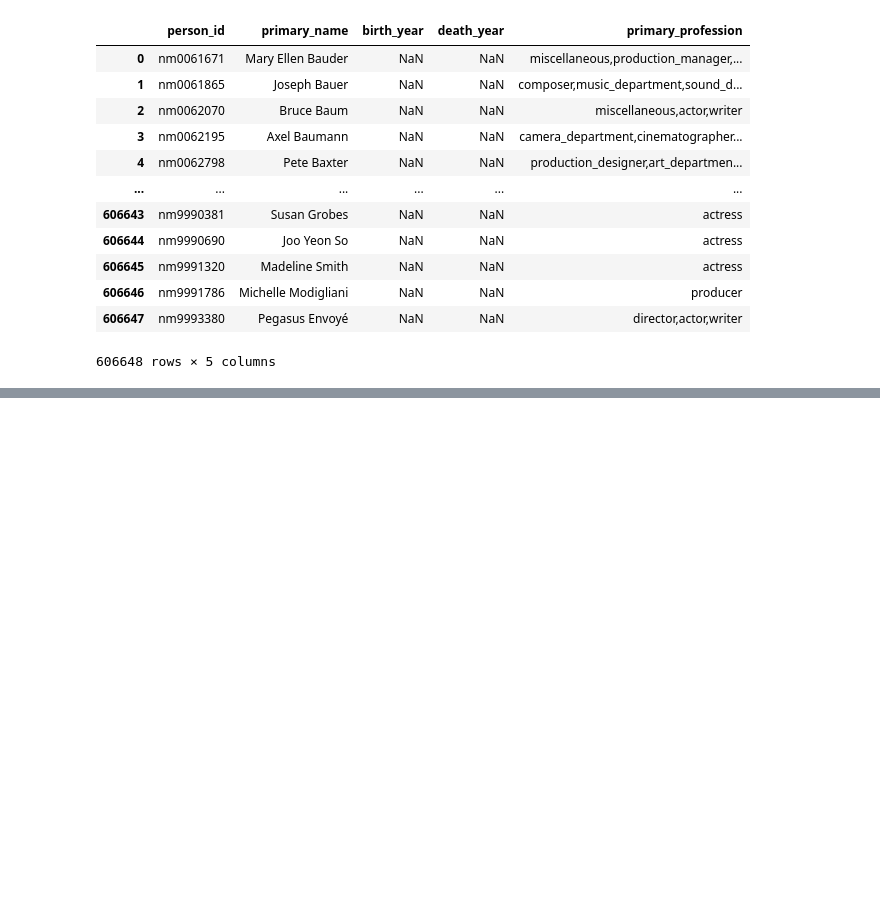
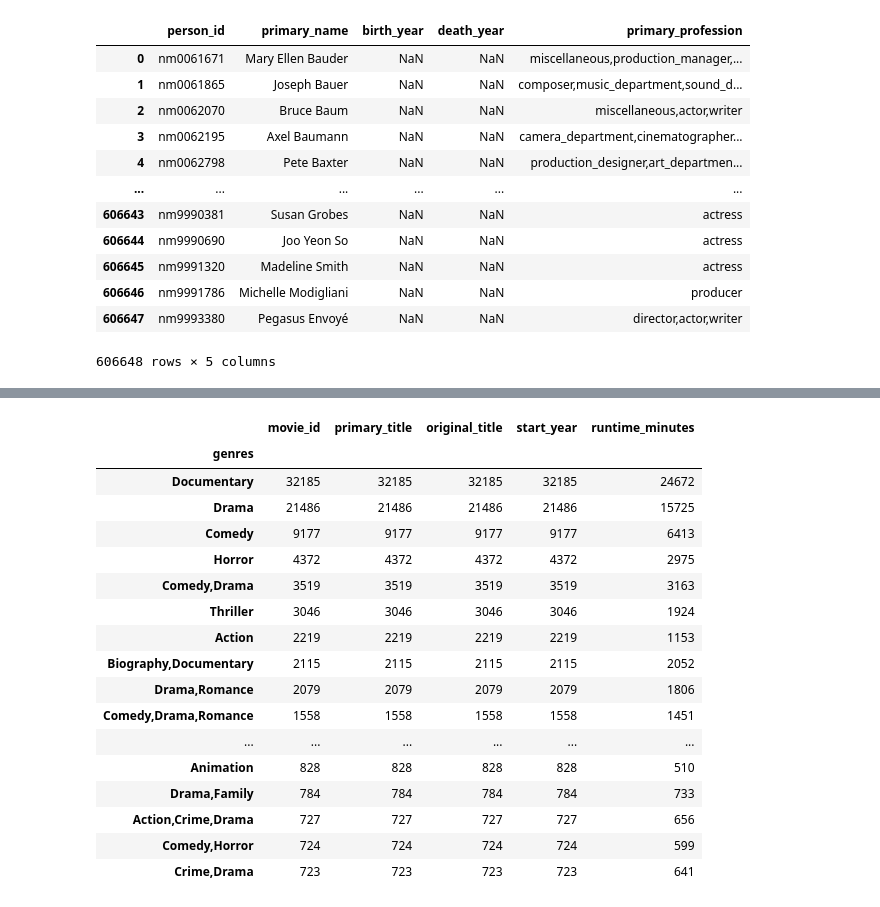
Before and after one commit to jmarksk/MovieBusinessProject, a Jupyter notebook: student.ipynb, the cells around one changed output, grey strips where cells are left out. Saved outputs shown, nothing was run; the diff lists cells and outputs as text; code cells hidden in the pictures; blank space fills up the shorter version.

```diff
--- a/student.ipynb
+++ b/student.ipynb
@@ -117,0 +146,7 @@ conn.close()
+# %%
+q = pd.read_sql("""
+SELECT *
+  FROM movie_akas;
+""", conn)
+
+q.describe()
@@ -117,0 +360,23 @@ conn.close()
+# %%
+#Find the most popular genres.
+q2 = q.groupby('genres').count()
+q2.sort_values('primary_title', ascending = False).head(25)
+# %% [output]
+|  | movie_id | primary_title | original_title | start_year | runtime_minutes |
+| genres |  |  |  |  |  |
+| Documentary | 32185 | 32185 | 32185 | 32185 | 24672 |
+| Drama | 21486 | 21486 | 21486 | 21486 | 15725 |
+| Comedy | 9177 | 9177 | 9177 | 9177 | 6413 |
+| Horror | 4372 | 4372 | 4372 | 4372 | 2975 |
+| Comedy,Drama | 3519 | 3519 | 3519 | 3519 | 3163 |
+| Thriller | 3046 | 3046 | 3046 | 3046 | 1924 |
+| Action | 2219 | 2219 | 2219 | 2219 | 1153 |
+| Biography,Documentary | 2115 | 2115 | 2115 | 2115 | 2052 |
+| Drama,Romance | 2079 | 2079 | 2079 | 2079 | 1806 |
+| Comedy,Drama,Romance | 1558 | 1558 | 1558 | 1558 | 1451 |
+| ... | ... | ... | ... | ... | ... |
+| Animation | 828 | 828 | 828 | 828 | 510 |
+| Drama,Family | 784 | 784 | 784 | 784 | 733 |
+| Action,Crime,Drama | 727 | 727 | 727 | 727 | 656 |
+| Comedy,Horror | 724 | 724 | 724 | 724 | 599 |
+| Crime,Drama | 723 | 723 | 723 | 723 | 641 |
```
Also changed, not shown: parts of 31 cells of this notebook.
